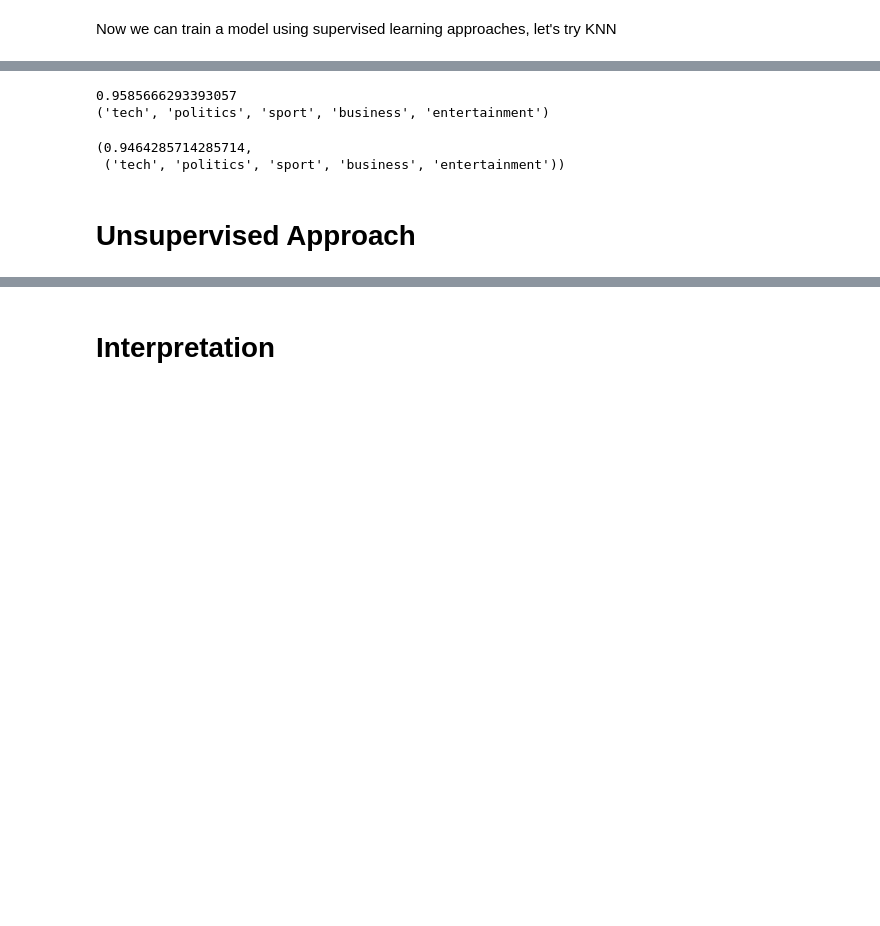
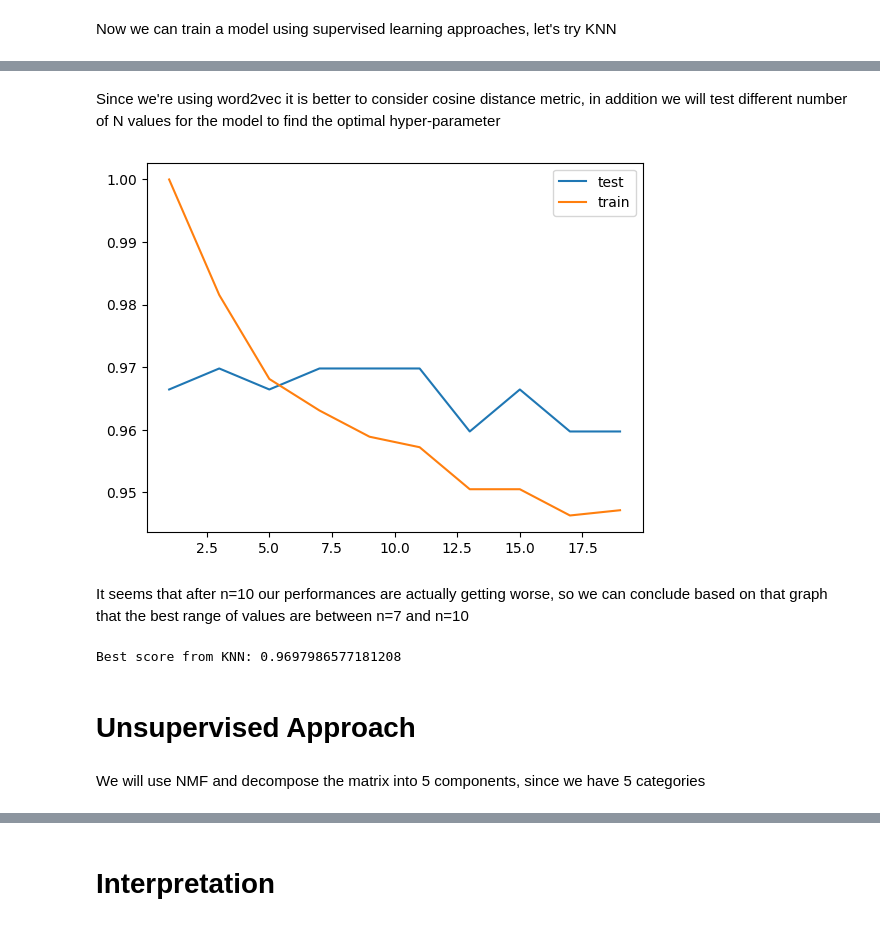
Before and after one commit to Osherz5/bbc_news_classification, a Jupyter notebook: bbc-news-miniproject.ipynb, the cells around one changed output, grey strips where cells are left out. Drawn from its saved outputs; the diff is of its cells as text; code cells hidden in the pictures; blank space fills up the shorter version.

```diff
--- a/bbc-news-miniproject.ipynb
+++ b/bbc-news-miniproject.ipynb
@@ -261,2 +202,0 @@ Since we're using word2vec it is better to consider cosine distance metric
-# %%
-model = KNeighborsClassifier(n_neighbors=10, metric='cosine')
@@ -281,23 +217,45 @@ def find_perm(predicted_labels, df):
             best_acc = acc
 
     return best_acc, best_perm
-# %%
-
-best_acc, best_perm = find_perm(predicted_labels, df_train)
-
-print(best_acc)
-print(best_perm)
-# %% [output]
-0.9585666293393057
-('tech', 'politics', 'sport', 'business', 'entertainment')
-# %%
-predicted_labels = model.predict(util_matrix_eval)
-find_perm(predicted_labels, df_eval)
-# %% [output]
-(0.9464285714285714,
- ('tech', 'politics', 'sport', 'business', 'entertainment'))
+# %% [markdown]
+Since we're using word2vec it is better to consider cosine distance metric, in addition we will test different number of N values for the model to find the optimal hyper-parameter
+# %%
+N_VALUES = list(range(1,20,2))
+train_scores = []
+test_scores = []
+
+for n in tqdm(N_VALUES):
+    model = KNeighborsClassifier(n_neighbors=n, metric='cosine')
+    model.fit(util_matrix_train, y=df_train['Category'].map(reverse_categories))
+    predicted_labels = model.predict(util_matrix_train)
+
+    best_acc, best_perm = find_perm(predicted_labels, df_train)
+    train_scores.append(best_acc)
+    #print(f"N={n}")
+    #print(f"Training score: {best_acc}")
+
+    predicted_labels = model.predict(util_matrix_eval)
+    best_acc, best_perm = find_perm(predicted_labels, df_eval)
+    test_scores.append(best_acc)
+
+    #print(f"Eval score: {best_acc}")
+# %%
+plt.plot(N_VALUES, test_scores, label='test')
+plt.plot(N_VALUES, train_scores, label='train')
+plt.legend()
+plt.show()
+# %% [output]
+[figure, added]
+# %% [markdown]
+It seems that after n=10 our performances are actually getting worse, so  we can conclude based on that graph that the best range of values are between n=7 and n=10
+# %%
+print(f"Best score from KNN: {max(test_scores)}")
+# %% [output]
+Best score from KNN: 0.9697986577181208
 # %% [markdown]
 # Unsupervised Approach
+# %% [markdown]
+We will use NMF and decompose the matrix into 5 components, since we have 5 categories
 # %%
 nmf_model = NMF(n_components=len(categories))
 
```
Also changed, not shown: parts of 18 cells of this notebook.
